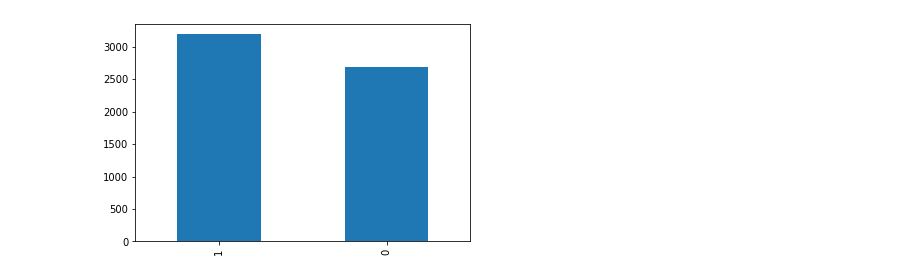
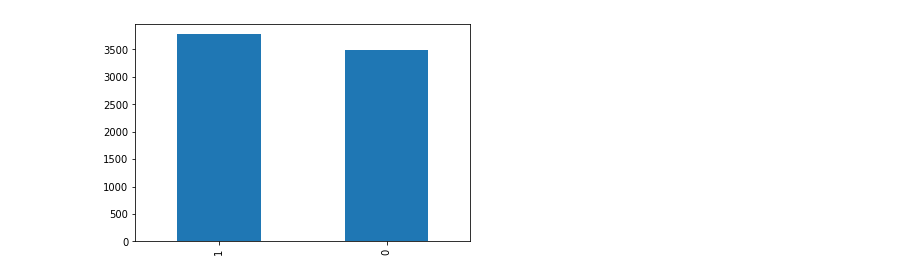
Before and after one commit to pedrod33/leg_tracker_mir, a Jupyter notebook: scripts/NN.ipynb, the cells around one changed output. Drawn from its saved outputs; the diff is of its cells as text; code cells hidden in the pictures.

```diff
--- a/scripts/NN.ipynb
+++ b/scripts/NN.ipynb
@@ -46,20 +46,20 @@ X.describe()
 # %%
-X_train, X_test, y_train, y_test = train_test_split(X, y, test_size=0.2, random_state=5)
+X_train, X_test, y_train, y_test = train_test_split(X, y, test_size=0.1, random_state=5)
 
-X_train, X_val, y_train, y_val = train_test_split(X_train, y_train, test_size=0.25, random_state=5)
+X_train, X_val, y_train, y_val = train_test_split(X_train, y_train, test_size=0.15, random_state=5)
 y_train.value_counts().plot.bar()
 
 
 #oversample the minority
 y_train.value_counts().plot.bar()
 
 ros = RandomOverSampler(sampling_strategy="minority", random_state=5)
 #X_train, y_train = ros.fit_resample(X_train, y_train)
 
 #y_train.value_counts().plot.bar()
 #y_test.value_counts().plot.bar()
 # %% [output]
-[figure, old version]
+[figure, new version]
 # %%
 def CNN_Model(units = 32, dropout=0.2, optimizer = 'adam'):
     model = models.Sequential()
```
Also changed, not shown: parts of 6 cells of this notebook, 22 other files.
